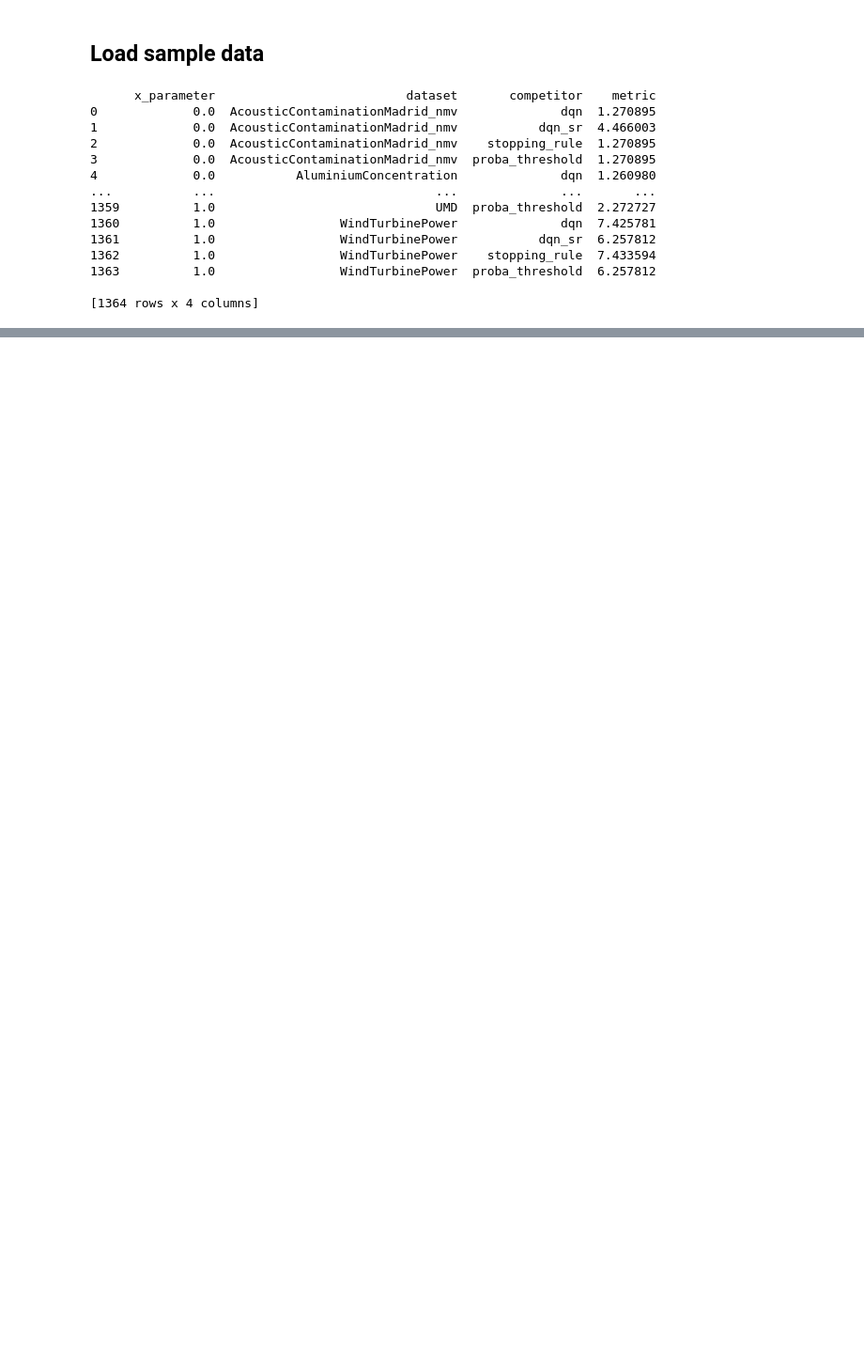
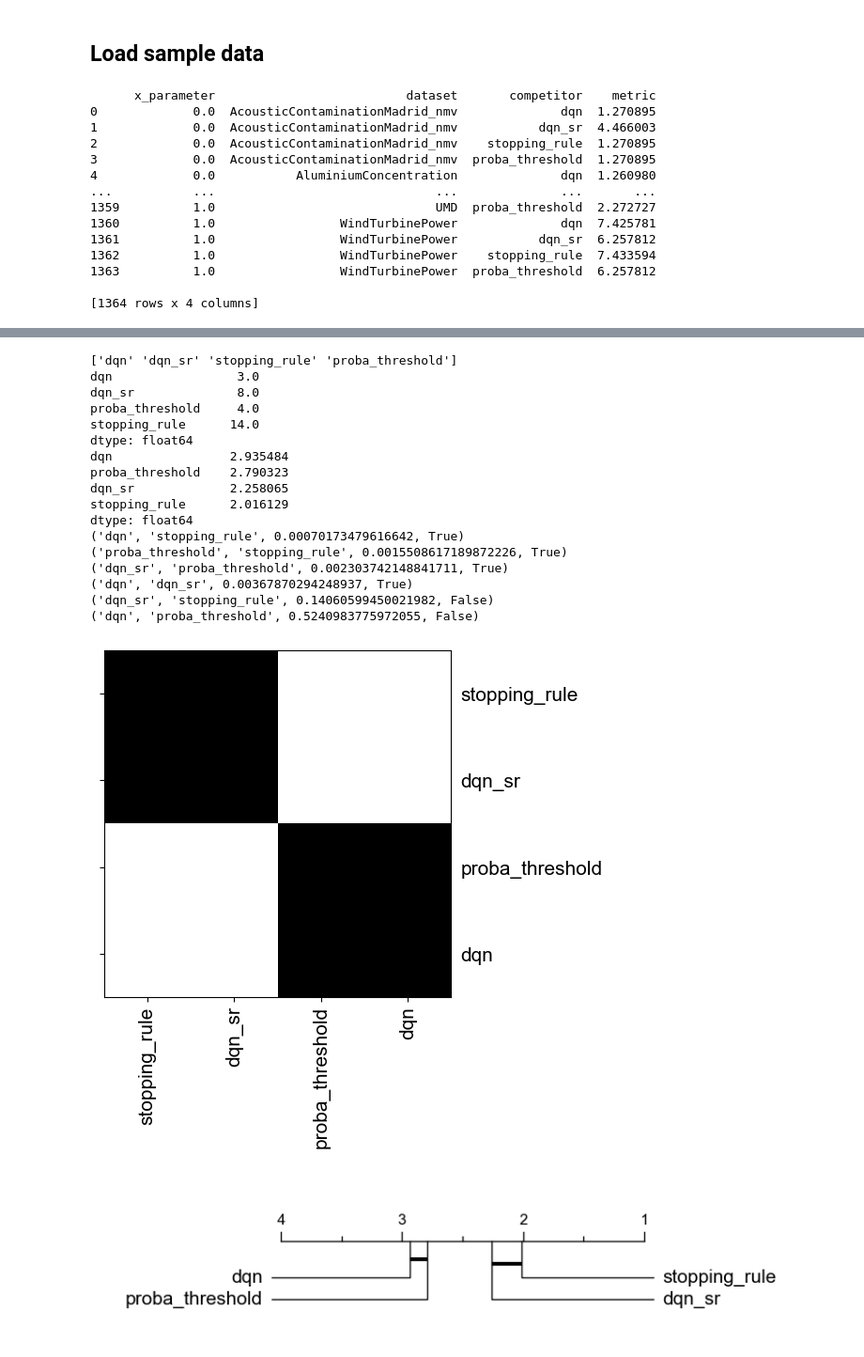
Before and after one commit to aurelien-renault/viz_ts, a Jupyter notebook: sample_test.ipynb, the cells around one changed output, grey strips where cells are left out. Shown: that part at 94% size. Drawn from its saved outputs; the diff is of its cells as text; code cells hidden in the pictures; blank space fills up the shorter version.

```diff
--- a/sample_test.ipynb
+++ b/sample_test.ipynb
@@ -46,0 +32,23 @@ bump_chart(data, xlab="alpha", style_dict=None)
+# %%
+from wilco_holm import draw_cd_diagram
+draw_cd_diagram(data[data['x_parameter'] == 0.8], 'metric', 'competitor', ascending=True, pairwise_matrix='corrected', mode='wilco_holm')
+# %% [output]
+['dqn' 'dqn_sr' 'stopping_rule' 'proba_threshold']
+dqn                 3.0
+dqn_sr              8.0
+proba_threshold     4.0
+stopping_rule      14.0
+dtype: float64
+dqn                2.935484
+proba_threshold    2.790323
+dqn_sr             2.258065
+stopping_rule      2.016129
+dtype: float64
+('dqn', 'stopping_rule', 0.00070173479616642, True)
+('proba_threshold', 'stopping_rule', 0.0015508617189872226, True)
+('dqn_sr', 'proba_threshold', 0.002303742148841711, True)
+('dqn', 'dqn_sr', 0.00367870294248937, True)
+('dqn_sr', 'stopping_rule', 0.14060599450021982, False)
+('dqn', 'proba_threshold', 0.5240983775972055, False)
+[figure, added]
+[figure, added]
```
Also changed, not shown: parts of 3 cells of this notebook, 3 other files.
